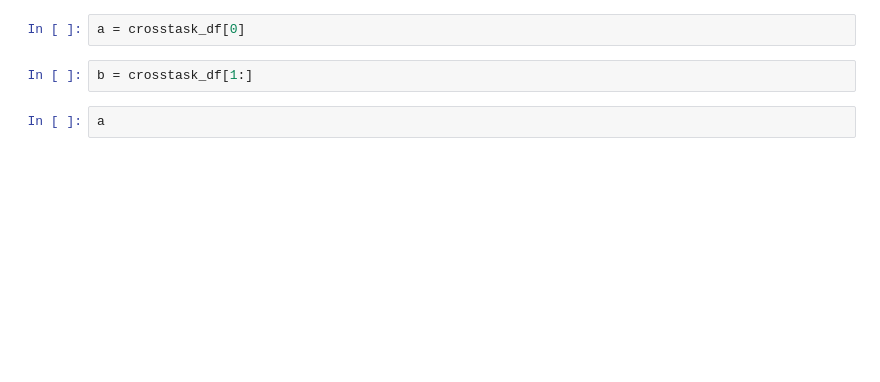
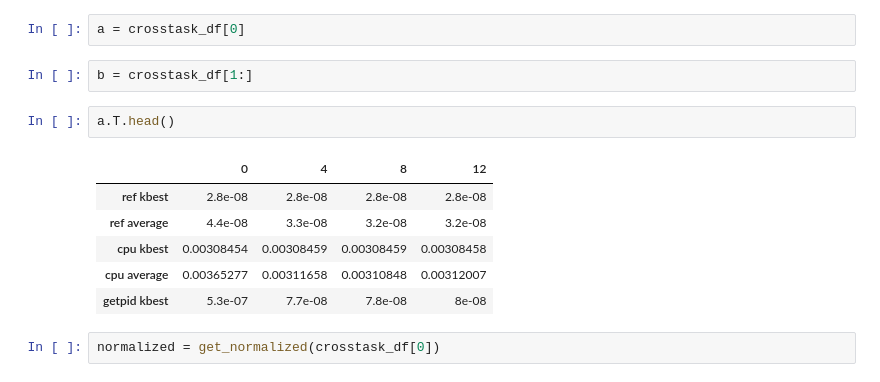
Before and after one commit to GindaChen/LEBench, a Jupyter notebook: outputs/Untitled.ipynb, the cells around one changed output. Saved outputs shown, nothing was run; the diff lists cells and outputs as text; blank space fills up the shorter version.

```diff
--- a/outputs/Untitled.ipynb
+++ b/outputs/Untitled.ipynb
@@ -78,4 +83,13 @@ a = crosstask_df[0]
 # %%
 b = crosstask_df[1:]
 # %%
-a
+a.T.head()
+# %% [output]
+|  | 0 | 4 | 8 | 12 |
+| ref kbest | 2.8e-08 | 2.8e-08 | 2.8e-08 | 2.8e-08 |
+| ref average | 4.4e-08 | 3.3e-08 | 3.2e-08 | 3.2e-08 |
+| cpu kbest | 0.00308454 | 0.00308459 | 0.00308459 | 0.00308458 |
+| cpu average | 0.00365277 | 0.00311658 | 0.00310848 | 0.00312007 |
+| getpid kbest | 5.3e-07 | 7.7e-08 | 7.8e-08 | 8e-08 |
+# %%
+normalized = get_normalized(crosstask_df[0])
```
Also changed, not shown: parts of 9 cells of this notebook, 2 other files.
